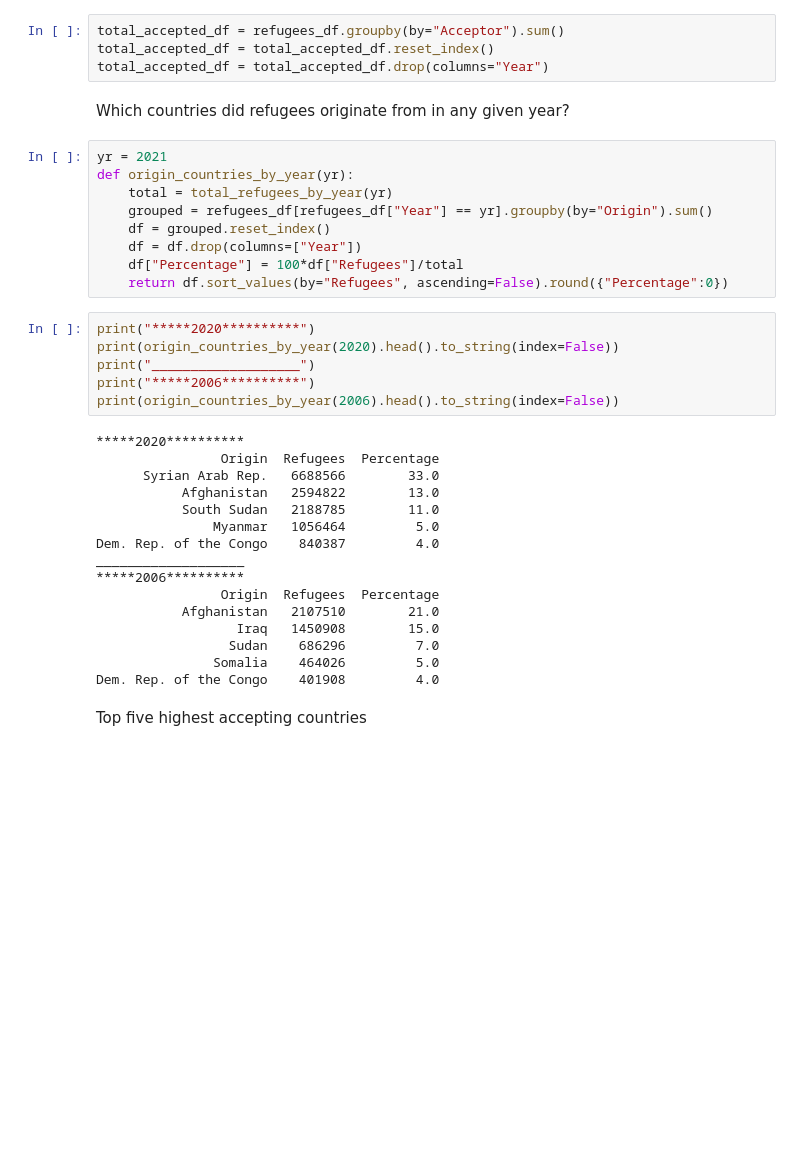
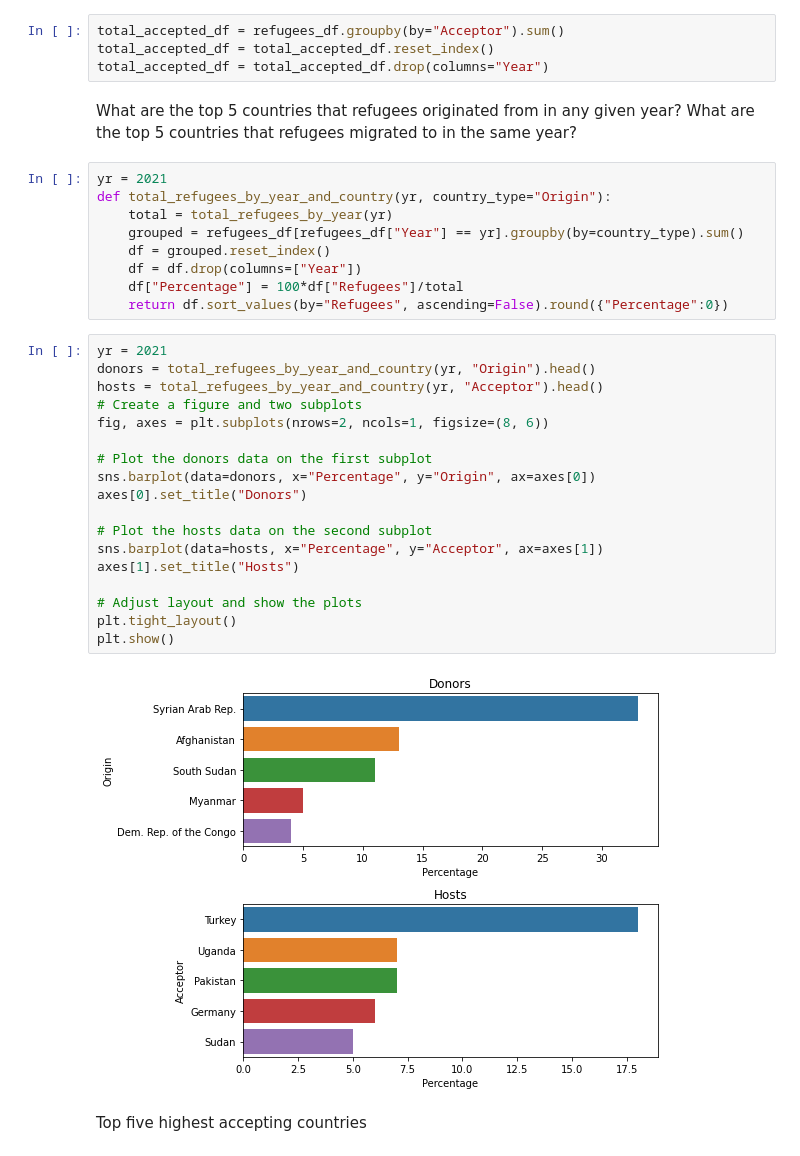
Before and after one commit to nss-data-science-cohort-7/un-exploration-sourish33, a Jupyter notebook: notebooks/refugees.ipynb, the cells around one changed output. Cells and saved outputs as stored; diff of their text form; blank space fills up the shorter version.

Commit message:
function for showing top 5 donors and acceptors in a year

```diff
--- a/notebooks/refugees.ipynb
+++ b/notebooks/refugees.ipynb
@@ -65,39 +65,37 @@ Text(0.5, 0, 'Years')
 total_accepted_df = refugees_df.groupby(by="Acceptor").sum()
 total_accepted_df = total_accepted_df.reset_index()
 total_accepted_df = total_accepted_df.drop(columns="Year")
-# %% [markdown]
-Which countries did refugees originate from in any given year?
+# %% [markdown]
+What are the top 5 countries that refugees originated from in any given year? What are the top 5 countries that refugees migrated to in the same year?
 # %%
 yr = 2021
-def origin_countries_by_year(yr):
+def total_refugees_by_year_and_country(yr, country_type="Origin"):
     total = total_refugees_by_year(yr)
-    grouped = refugees_df[refugees_df["Year"] == yr].groupby(by="Origin").sum()
+    grouped = refugees_df[refugees_df["Year"] == yr].groupby(by=country_type).sum()
     df = grouped.reset_index()
     df = df.drop(columns=["Year"])
     df["Percentage"] = 100*df["Refugees"]/total
     return df.sort_values(by="Refugees", ascending=False).round({"Percentage":0})
-# %%
-print("*****2020**********")
-print(origin_countries_by_year(2020).head().to_string(index=False))
-print("___________________")
-print("*****2006**********")
-print(origin_countries_by_year(2006).head().to_string(index=False))
-# %% [output]
-*****2020**********
-                Origin  Refugees  Percentage
-      Syrian Arab Rep.   6688566        33.0
-           Afghanistan   2594822        13.0
-           South Sudan   2188785        11.0
-               Myanmar   1056464         5.0
-Dem. Rep. of the Congo    840387         4.0
-___________________
-*****2006**********
-                Origin  Refugees  Percentage
-           Afghanistan   2107510        21.0
-                  Iraq   1450908        15.0
-                 Sudan    686296         7.0
-               Somalia    464026         5.0
-Dem. Rep. of the Congo    401908         4.0
+# %%
+yr = 2021
+donors = total_refugees_by_year_and_country(yr, "Origin").head()
+hosts = total_refugees_by_year_and_country(yr, "Acceptor").head()
+# Create a figure and two subplots
+fig, axes = plt.subplots(nrows=2, ncols=1, figsize=(8, 6))
+
+# Plot the donors data on the first subplot
+sns.barplot(data=donors, x="Percentage", y="Origin", ax=axes[0])
+axes[0].set_title("Donors")
+
+# Plot the hosts data on the second subplot
+sns.barplot(data=hosts, x="Percentage", y="Acceptor", ax=axes[1])
+axes[1].set_title("Hosts")
+
+# Adjust layout and show the plots
+plt.tight_layout()
+plt.show()
+# %% [output]
+[figure, added]
 # %% [markdown]
 Top five highest accepting countries
 # %%
```
